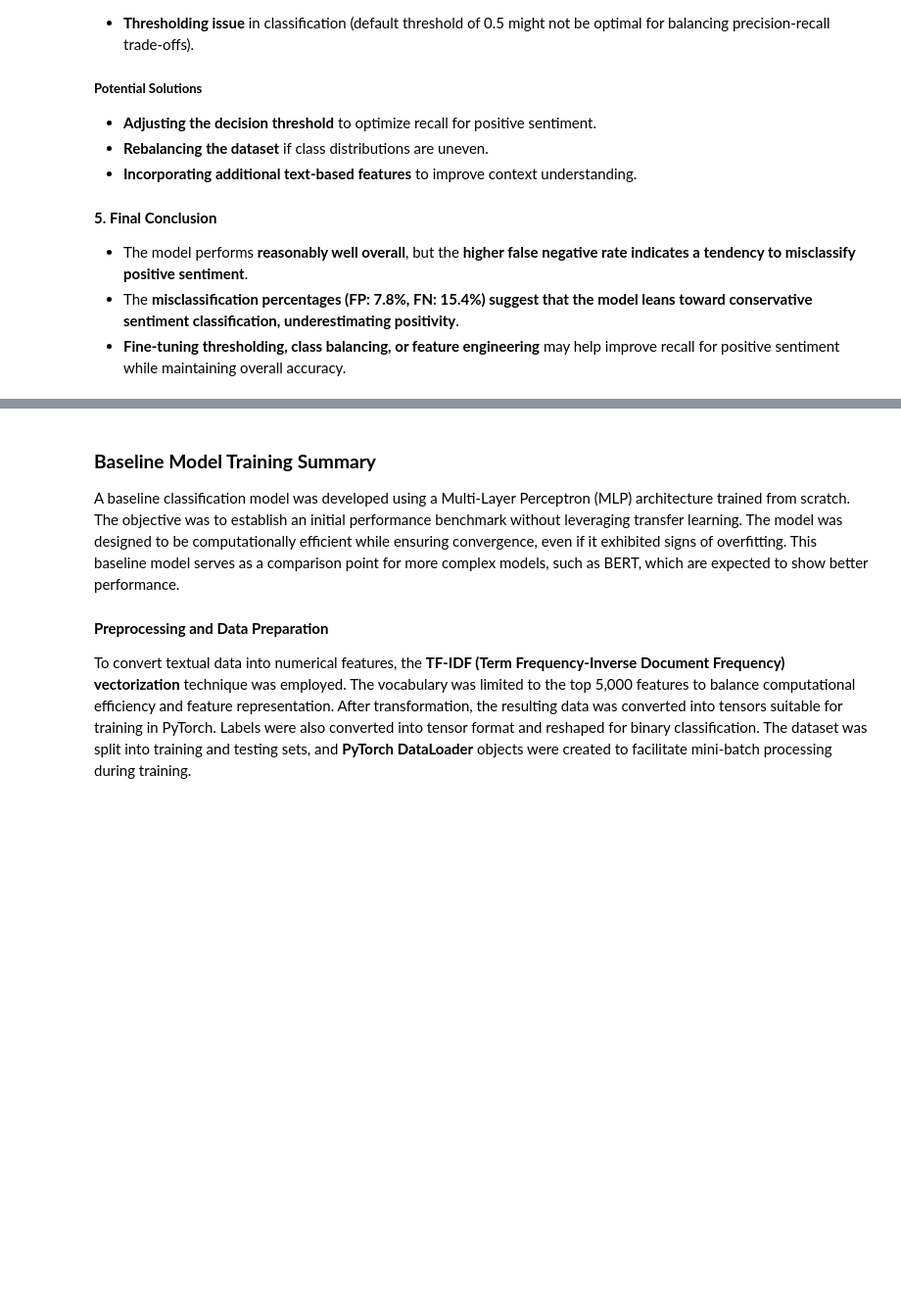
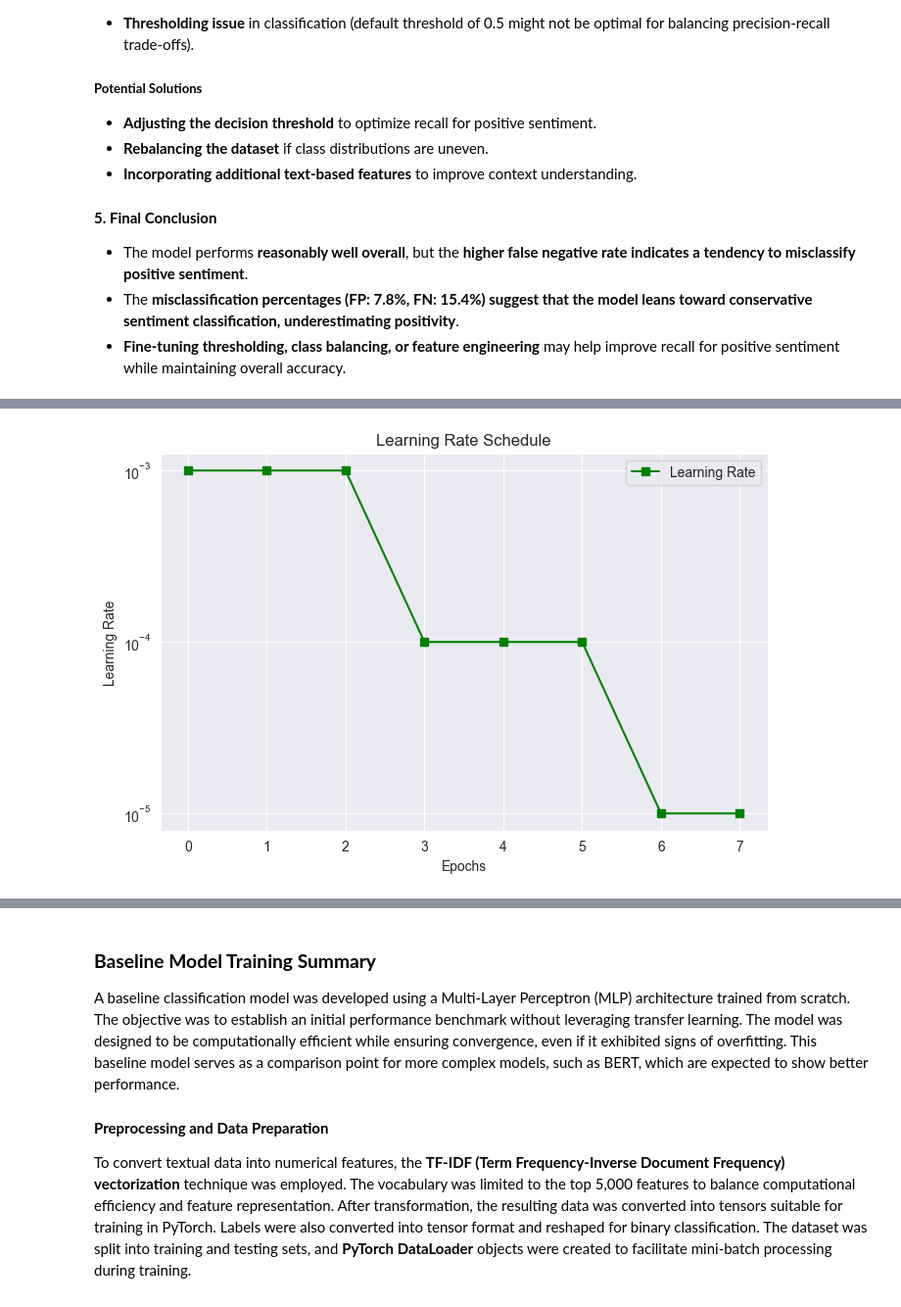
Before and after one commit to Juan-Carlos-D/NN-Team, a Jupyter notebook: Labs/Lab Two/Rough Drafts/RD 5.ipynb, the cells around one changed output, grey strips where cells are left out. Shown at 98% size. Cells and saved outputs as stored; diff of their text form; code cells hidden in the pictures; blank space fills up the shorter version.

```diff
--- a/Labs/Lab Two/Rough Drafts/RD 5.ipynb
+++ b/Labs/Lab Two/Rough Drafts/RD 5.ipynb
@@ -1608 +1681,18 @@ This aligns with the **classification report findings**:
+# %%
+if "learning_rate" in scratch_history:
+    plt.figure(figsize=(8, 5))
+    plt.plot(scratch_history["learning_rate"], marker="s", linestyle="-", color="g", label="Learning Rate")
+
+    plt.xlabel("Epochs")
+    plt.ylabel("Learning Rate")
+    plt.yscale("log")  # Log scale for better visualization
+    plt.title("Learning Rate Schedule")
+    plt.legend()
+    plt.grid(True)
+
+    plt.show()
+else:
+    print("Error: 'learning_rate' not found in scratch_history.")
+# %% [output]
+[figure, added]
 # %%
```
Also changed, not shown: parts of 47 cells of this notebook.
